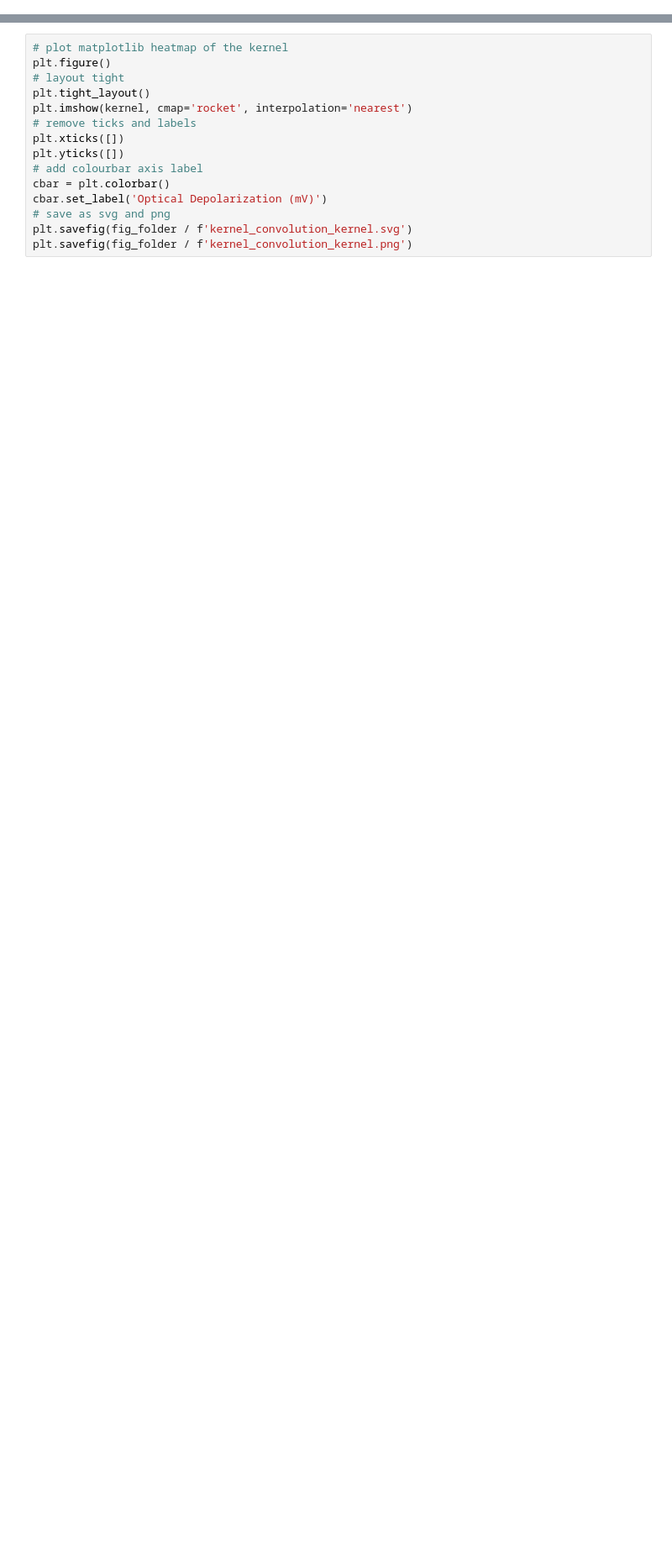
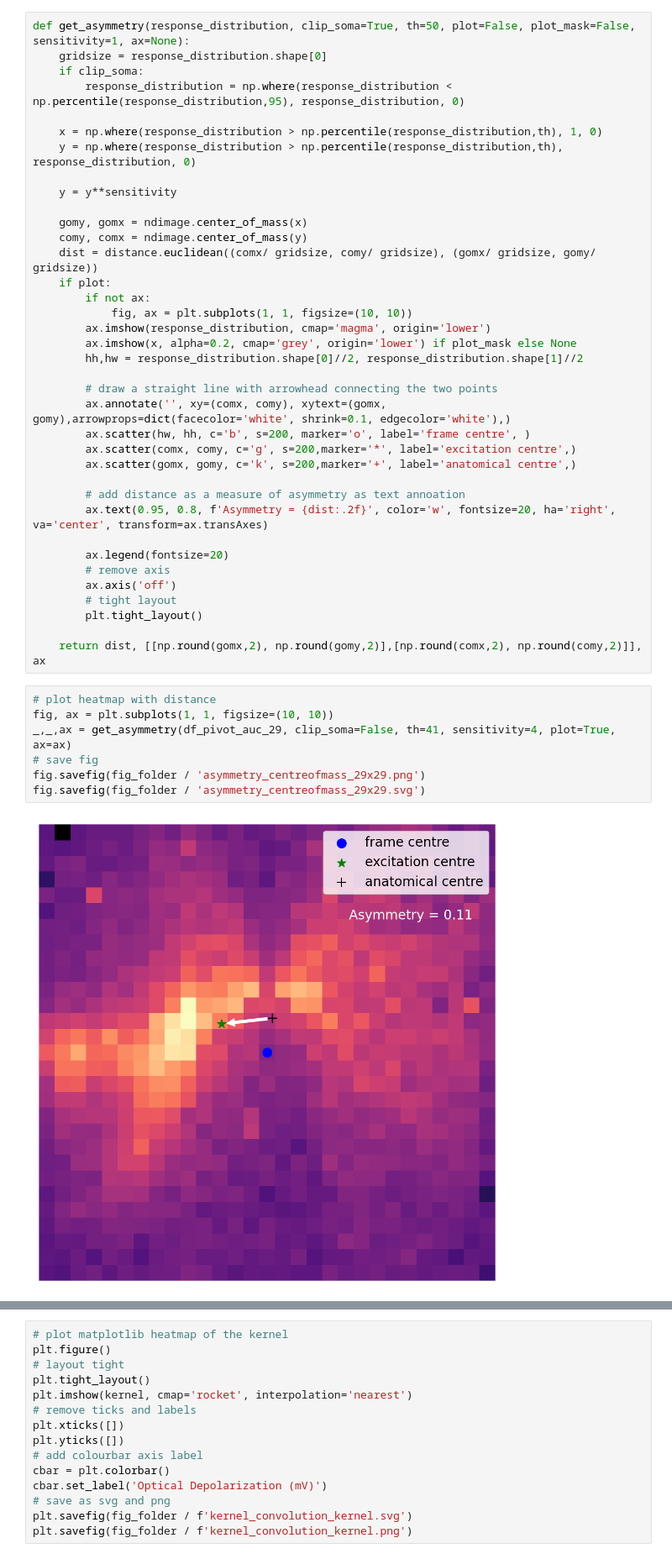
Before and after one commit to BhallaLab/Asymmetries-Analysis-Scripts, a Jupyter notebook: grid_response.ipynb, the cells around one changed output, grey strips where cells are left out. Shown at 84% size. Cells and saved outputs as stored; diff of their text form; blank space fills up the shorter version.

```diff
--- a/grid_response.ipynb
+++ b/grid_response.ipynb
@@ -60,0 +74,46 @@ Number of stimulations:  841
+# %%
+def get_asymmetry(response_distribution, clip_soma=True, th=50, plot=False, plot_mask=False, sensitivity=1, ax=None):
+    gridsize = response_distribution.shape[0]
+    if clip_soma:
+        response_distribution = np.where(response_distribution < np.percentile(response_distribution,95), response_distribution, 0)
+
+    x = np.where(response_distribution > np.percentile(response_distribution,th), 1, 0)
+    y = np.where(response_distribution > np.percentile(response_distribution,th), response_distribution, 0)
+
+    y = y**sensitivity
+
+    gomy, gomx = ndimage.center_of_mass(x)
+    comy, comx = ndimage.center_of_mass(y)
+    dist = distance.euclidean((comx/ gridsize, comy/ gridsize), (gomx/ gridsize, gomy/ gridsize))
+    if plot:
+        if not ax:
+            fig, ax = plt.subplots(1, 1, figsize=(10, 10))
+        ax.imshow(response_distribution, cmap='magma', origin='lower')
+        ax.imshow(x, alpha=0.2, cmap='grey', origin='lower') if plot_mask else None
+        hh,hw = response_distribution.shape[0]//2, response_distribution.shape[1]//2
+
+        # draw a straight line with arrowhead connecting the two points
+        ax.annotate('', xy=(comx, comy), xytext=(gomx, gomy),arrowprops=dict(facecolor='white', shrink=0.1, edgecolor='white'),)
+        ax.scatter(hw, hh, c='b', s=200, marker='o', label='frame centre', )
+        ax.scatter(comx, comy, c='g', s=200,marker='*', label='excitation centre',)
+        ax.scatter(gomx, gomy, c='k', s=200,marker='+', label='anatomical centre',)
+
+        # add distance as a measure of asymmetry as text annoation
+        ax.text(0.95, 0.8, f'Asymmetry = {dist:.2f}', color='w', fontsize=20, ha='right', va='center', transform=ax.transAxes)
+
+        ax.legend(fontsize=20)
+        # remove axis
+        ax.axis('off')
+        # tight layout
+        plt.tight_layout()
+
+    return dist, [[np.round(gomx,2), np.round(gomy,2)],[np.round(comx,2), np.round(comy,2)]], ax
+# %%
+# plot heatmap with distance
+fig, ax = plt.subplots(1, 1, figsize=(10, 10))
+_,_,ax = get_asymmetry(df_pivot_auc_29, clip_soma=False, th=41, sensitivity=4, plot=True, ax=ax)
+# save fig
+fig.savefig(fig_folder / 'asymmetry_centreofmass_29x29.png')
+fig.savefig(fig_folder / 'asymmetry_centreofmass_29x29.svg')
+# %% [output]
+[figure, added]
```
Also changed, not shown: parts of 15 cells of this notebook, 3 other files.
